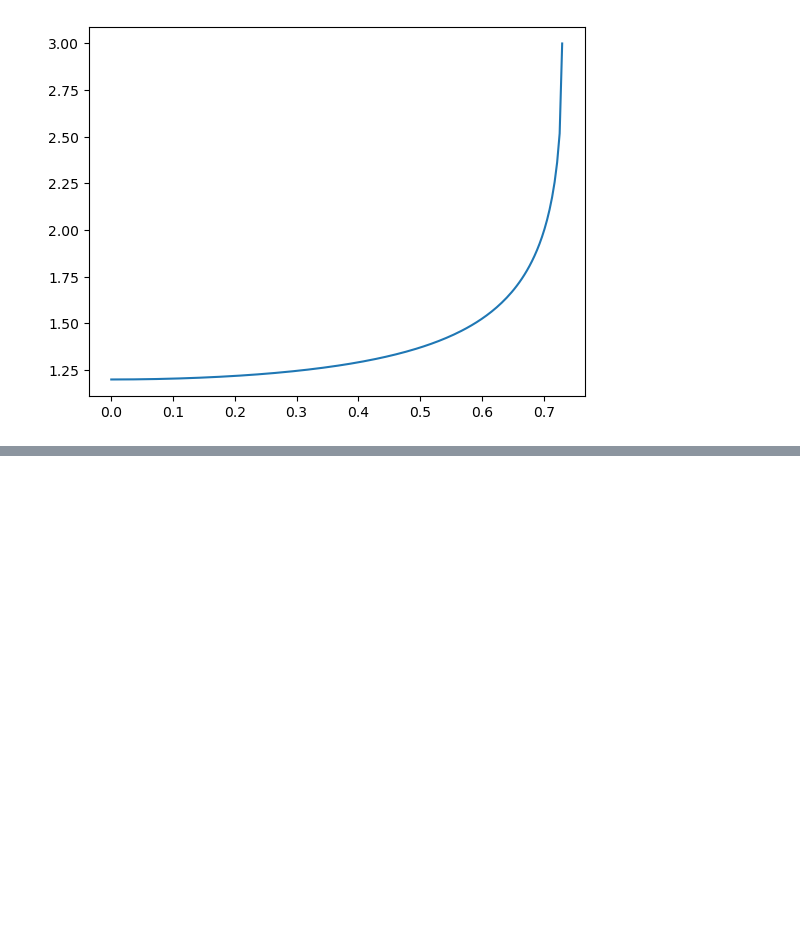
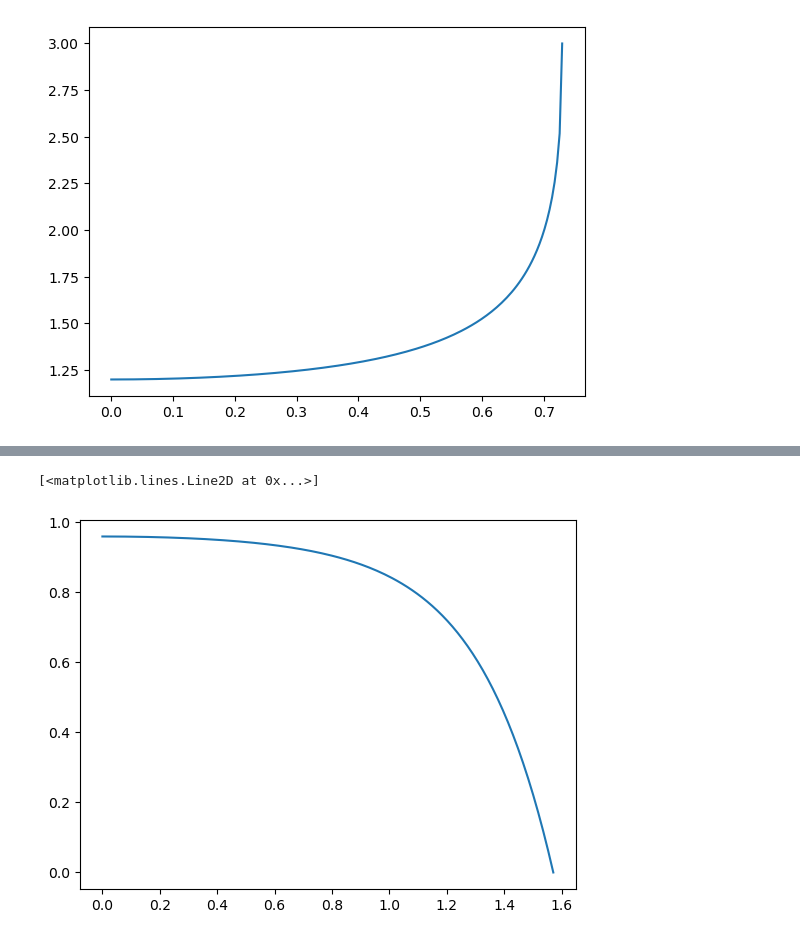
Before and after one commit to jhoyland/PHYS3710F22, a Jupyter notebook: Reflection & Transmission Worksheet.ipynb, the cells around one changed output, grey strips where cells are left out. Cells and saved outputs as stored; diff of their text form; code cells hidden in the pictures; blank space fills up the shorter version.

```diff
--- a/Reflection & Transmission Worksheet.ipynb
+++ b/Reflection & Transmission Worksheet.ipynb
@@ -71,0 +92,6 @@ plt.plot(thetacrit,tp2)
+# %%
+Ts1 = nGlass*np.sqrt(1-(nAir*np.sin(theta)/nGlass)**2)/(nAir*np.cos(theta))*ts1**2
+plt.plot(theta,Ts1)
+# %% [output]
+[<matplotlib.lines.Line2D at 0x...>]
+[figure, added]
```
Also changed, not shown: parts of 9 cells of this notebook.
